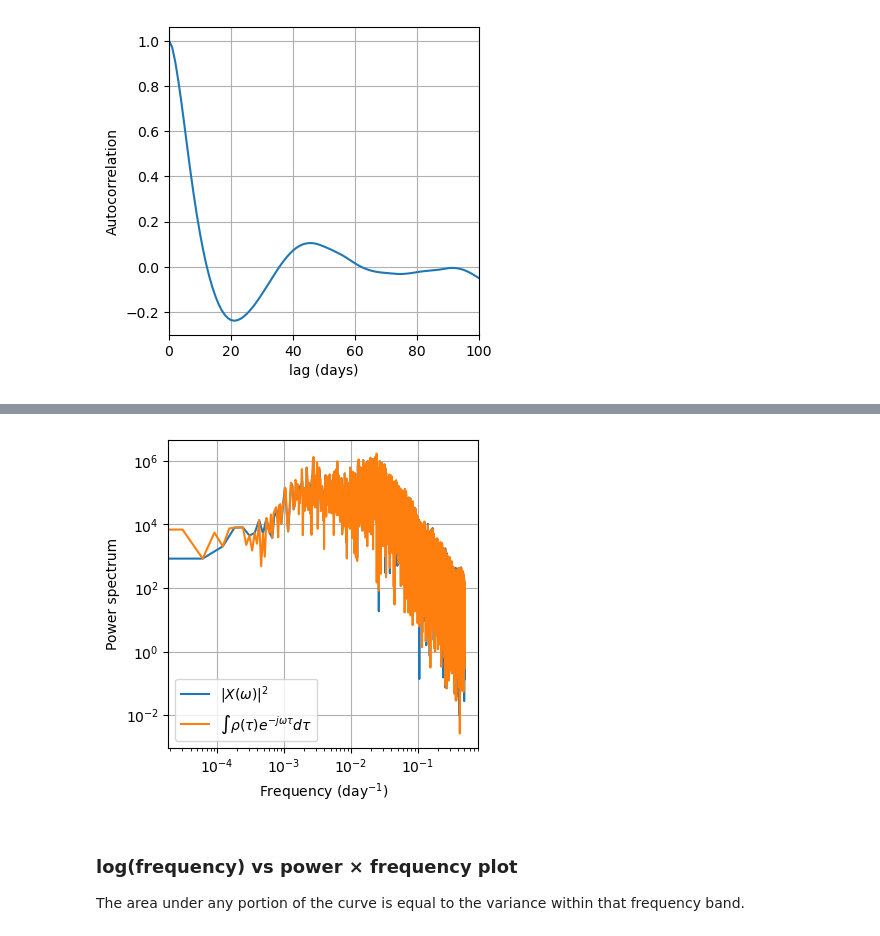
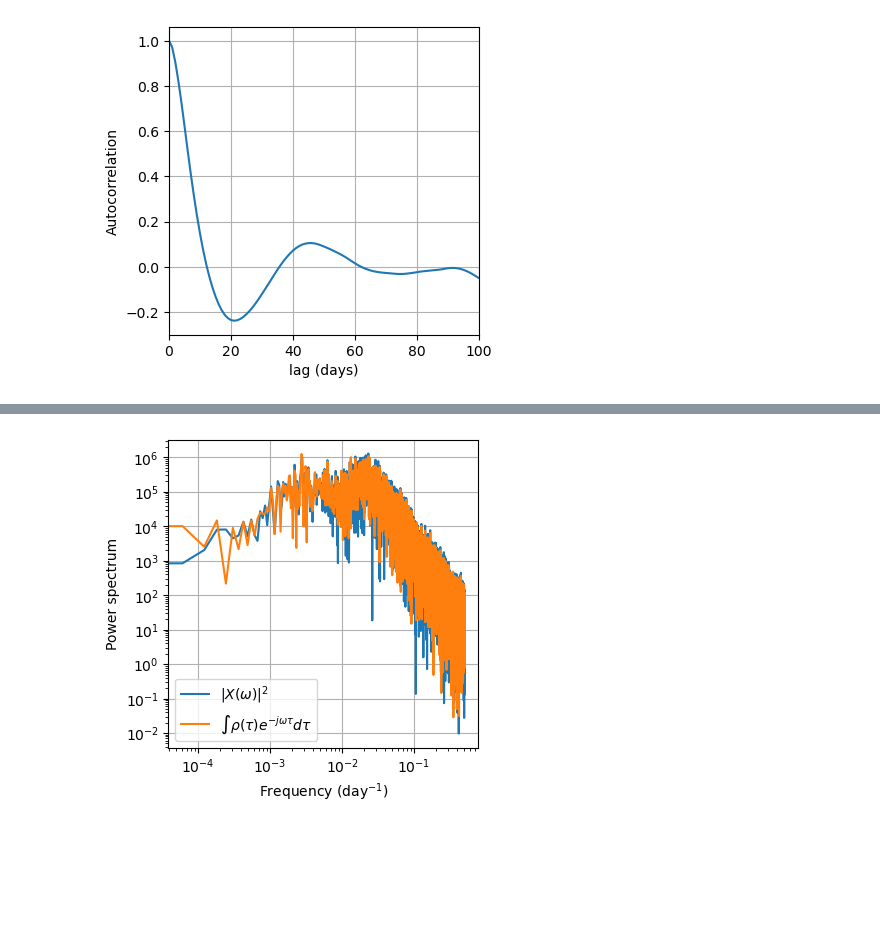
Before and after one commit to kinyatoride/AtmosAnalysisNotebooks, a Jupyter notebook: frequency_analysis_rmm.ipynb, the cells around one changed output, grey strips where cells are left out. Saved outputs shown, nothing was run; the diff lists cells and outputs as text; code cells hidden in the pictures; blank space fills up the shorter version.

```diff
--- a/frequency_analysis_rmm.ipynb
+++ b/frequency_analysis_rmm.ipynb
@@ -19,8 +21,19 @@ Fourier Transformed data: $X(\omega) = \int x(t) e^{-j\omega t} dt$
 # Focus on RMM1 (assume continous data for simiplicity)
 t = np.arange(df.shape[0])
 x = df['RMM1'].values
+fs = 1   # Sampling frequency
 
 # FFT
-sampling_space = 1
-x_fft = np.fft.rfft(x)
-freq = np.fft.rfftfreq(len(x), d=sampling_space)
+x_fft = fft.rfft(x)
+freq = fft.rfftfreq(len(x), d=1/fs)
+ps = np.abs(x_fft) ** 2
+freq, psd = signal.periodogram(x, fs=fs)
+
+print(f'{x.shape = :}')
+print(f'{t.shape = :}')
+print(f'{x_fft.shape = :}')
+print(f'{freq.shape = :}')
+print(f'{psd.shape = :}')
+
+print(f'PSD should match except for the zero frequency: '
+      f'{np.allclose(psd[1:], ps[1:] / (len(x) * fs) * 2)}')
@@ -53,6 +161,11 @@ $$\rho (\tau) = \int x(t) x(t+\tau) dt$$
 # %%
-# acf = np.correlate(x, x, mode='full')   # slow
-acf = signal.correlate(x, x, mode='full')
+acf = signal.correlate(x, x, mode='same')
 
 nlag = len(acf) // 2
 lag = np.arange(-nlag, nlag+1)
+
+# FFT of ACF
+ps_acf = np.abs(fft.rfft(acf))
+
+print(f'{acf.shape = :}')
+print(f'{ps_acf.shape = :}')
@@ -85,19 +187,13 @@ freq_acf = np.fft.rfftfreq(len(acf))
 # %%
 fig, ax = plt.subplots(figsize=(4, 4))
 
-ax.loglog(freq, power_spectrum, label=r'${|X(\omega)|^2}$')
-ax.loglog(
-    freq_acf, np.abs(power_spectrum_acf),
-    label=r'$\int \rho(\tau) e^{-j\omega \tau} d\tau$'
-)
+ax.loglog(freq, ps, label=r'${|X(\omega)|^2}$')
+ax.loglog(freq, ps_acf, label=r'$\int \rho(\tau) e^{-j\omega \tau} d\tau$')
 ax.legend()
 ax.set(
     xlabel=r'Frequency ($\mathrm{day^{-1}}$)',
     ylabel='Power spectrum',
 )
 ax.grid()
 # %% [output]
-[figure, old version]
+[figure, new version]
-# %% [markdown]
-### log(frequency) vs power × frequency plot
-The area under any portion of the curve is equal to the variance within that frequency band.
```
Also changed, not shown: parts of 22 cells of this notebook.
